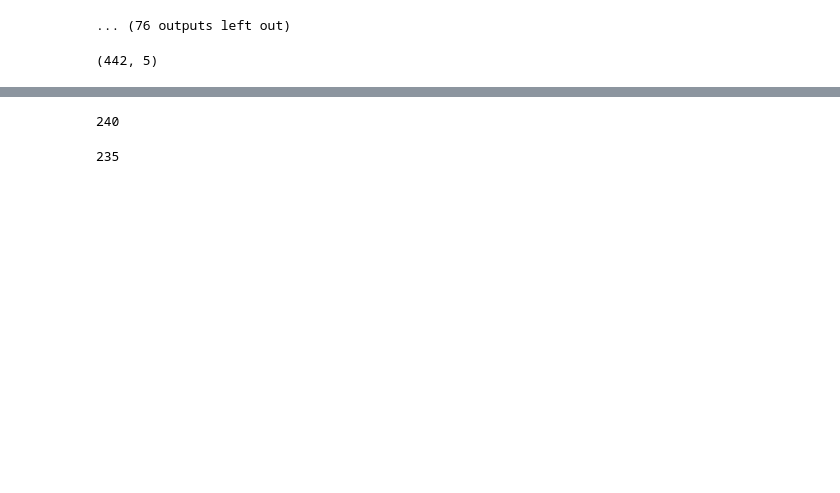
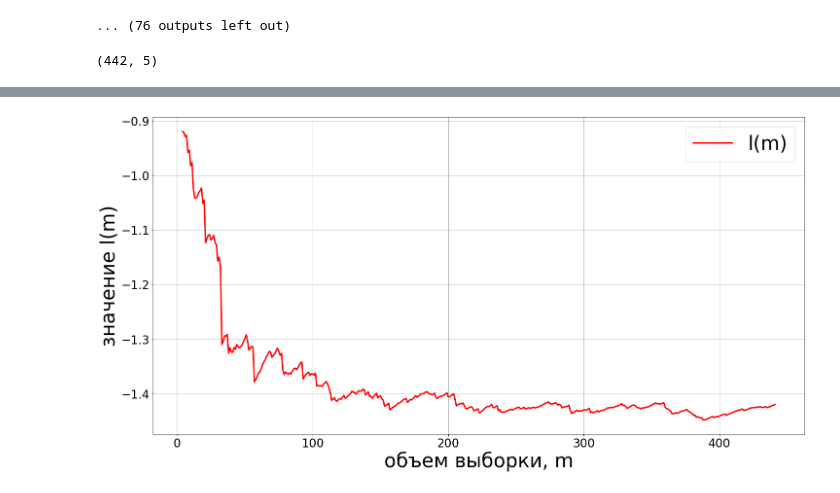
Before and after one commit to Intelligent-Systems-Phystech/2019-Project-44, a Jupyter notebook: code/ALC.ipynb, the cells around one changed output, grey strips where cells are left out. Drawn from its saved outputs; the diff is of its cells as text; code cells hidden in the pictures; blank space fills up the shorter version.

Commit message:
added synthetic data experiment

```diff
--- a/code/ALC.ipynb
+++ b/code/ALC.ipynb
@@ -178,8 +175,20 @@ plt.show()
-# %%
-print(10 + (many_rs.mean(axis=0) <= 0.25).argmax() * 5)
-# %% [output]
-240
-# %%
-print(10 + (real_data['E'] <= 0.25).argmax() * 5)
-# %% [output]
-235
+# %%
+l = []
+
+for m in tqdm(range(4, X.shape[0])):
+
+    X_m, y_m = X[:m], y[:m]
+    w_hat = ut.get_params(X_m, y_m)
+
+    l.append(np.mean([sps.norm(loc=X @ w_hat, scale=1).logpdf(y) for X, y in zip(X_m, y_m)]))
+
+plt.plot(np.arange(4, X.shape[0]), l, color='red', label='l(m)')
+
+plt.xlabel('объем выборки, m')
+plt.ylabel('значение l(m)')
+plt.legend()
+plt.grid()
+#plt.savefig('../data/pics/ALC_modified_{}.pdf'.format(name), format='pdf')
+plt.show()
+# %% [output]
+[figure, added]
```
Also changed, not shown: parts of 11 cells of this notebook, 13 other files.
